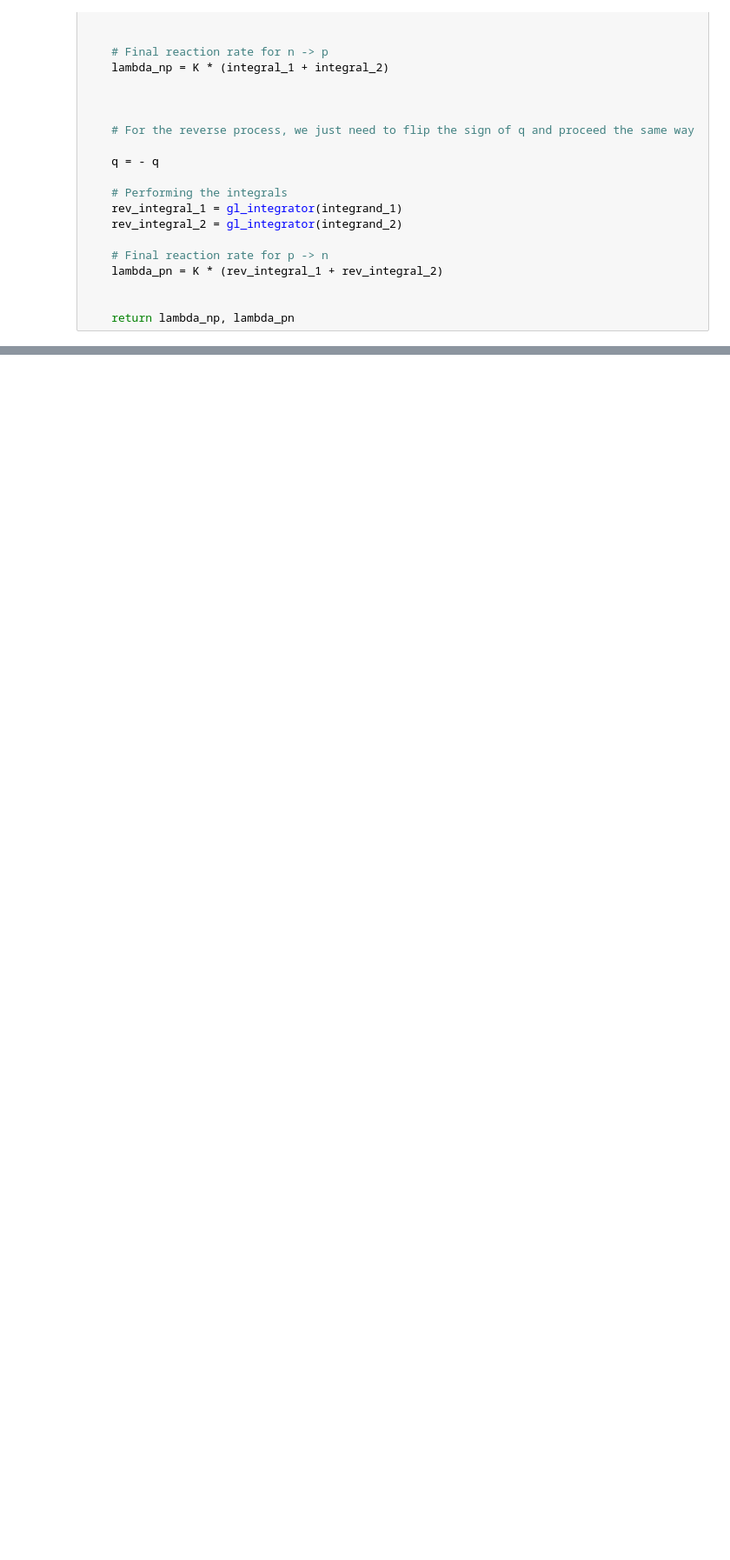
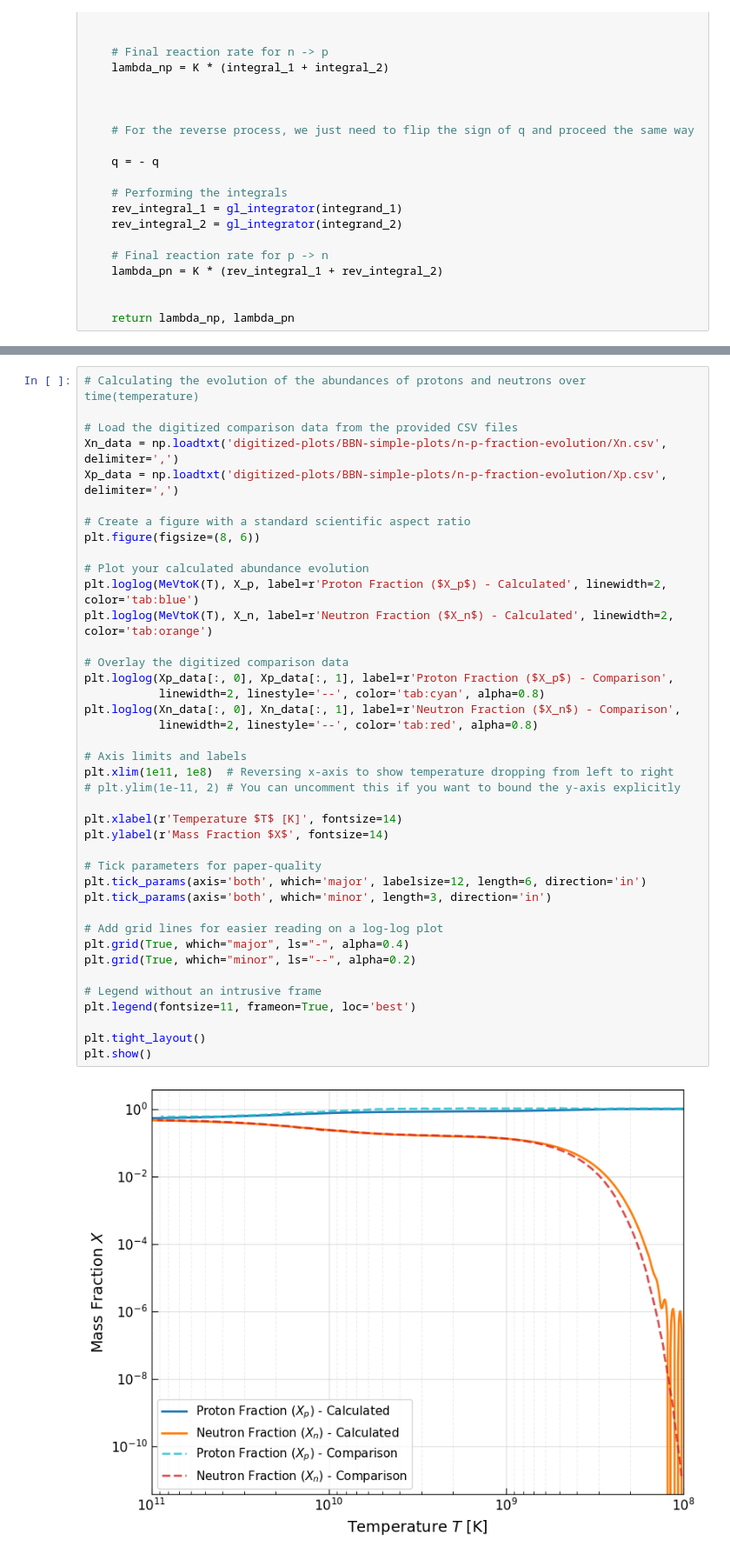
Before and after one commit to Booritth-Balaji/Dark-Matter-Thesis, a Jupyter notebook: Codes-and-Data/BBN-simple-recreated.ipynb, the cells around one changed output, grey strips where cells are left out. Shown at 87% size. Drawn from its saved outputs; the diff is of its cells as text; blank space fills up the shorter version.

```diff
--- a/Codes-and-Data/BBN-simple-recreated.ipynb
+++ b/Codes-and-Data/BBN-simple-recreated.ipynb
@@ -396,0 +505,42 @@ plt.show()
+# %%
+# Calculating the evolution of the abundances of protons and neutrons over time(temperature)
+
+# Load the digitized comparison data from the provided CSV files
+Xn_data = np.loadtxt('digitized-plots/BBN-simple-plots/n-p-fraction-evolution/Xn.csv', delimiter=',')
+Xp_data = np.loadtxt('digitized-plots/BBN-simple-plots/n-p-fraction-evolution/Xp.csv', delimiter=',')
+
+# Create a figure with a standard scientific aspect ratio
+plt.figure(figsize=(8, 6))
+
+# Plot your calculated abundance evolution
+plt.loglog(MeVtoK(T), X_p, label=r'Proton Fraction ($X_p$) - Calculated', linewidth=2, color='tab:blue')
+plt.loglog(MeVtoK(T), X_n, label=r'Neutron Fraction ($X_n$) - Calculated', linewidth=2, color='tab:orange')
+
+# Overlay the digitized comparison data
+plt.loglog(Xp_data[:, 0], Xp_data[:, 1], label=r'Proton Fraction ($X_p$) - Comparison',
+           linewidth=2, linestyle='--', color='tab:cyan', alpha=0.8)
+plt.loglog(Xn_data[:, 0], Xn_data[:, 1], label=r'Neutron Fraction ($X_n$) - Comparison',
+           linewidth=2, linestyle='--', color='tab:red', alpha=0.8)
+
+# Axis limits and labels
+plt.xlim(1e11, 1e8)  # Reversing x-axis to show temperature dropping from left to right
+# plt.ylim(1e-11, 2) # You can uncomment this if you want to bound the y-axis explicitly
+
+plt.xlabel(r'Temperature $T$ [K]', fontsize=14)
+plt.ylabel(r'Mass Fraction $X$', fontsize=14)
+
+# Tick parameters for paper-quality
+plt.tick_params(axis='both', which='major', labelsize=12, length=6, direction='in')
+plt.tick_params(axis='both', which='minor', length=3, direction='in')
+
+# Add grid lines for easier reading on a log-log plot
+plt.grid(True, which="major", ls="-", alpha=0.4)
+plt.grid(True, which="minor", ls="--", alpha=0.2)
+
+# Legend without an intrusive frame
+plt.legend(fontsize=11, frameon=True, loc='best')
+
+plt.tight_layout()
+plt.show()
+# %% [output]
+[figure, added]
```
Also changed, not shown: parts of 8 cells of this notebook, 3 other files.
